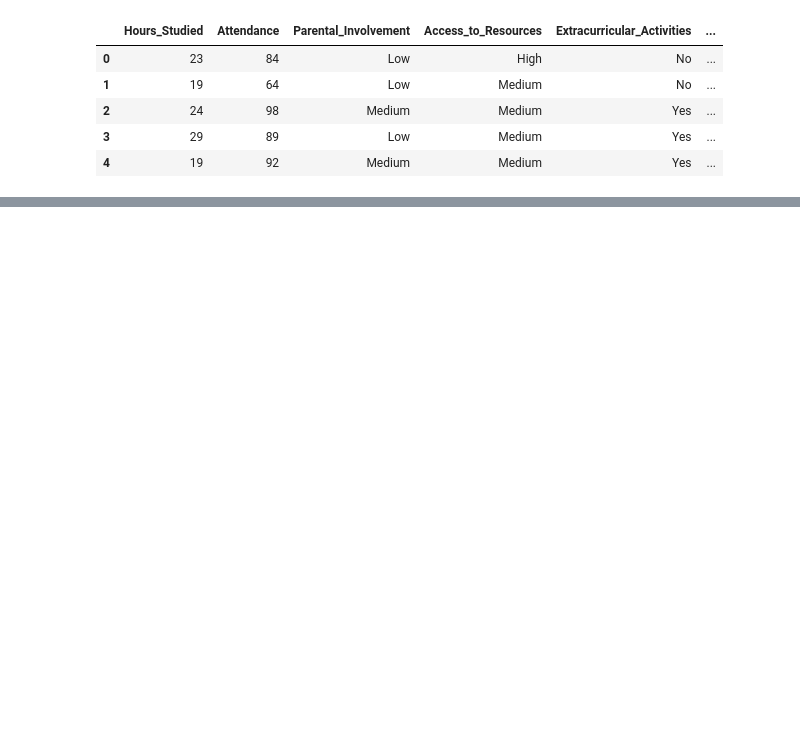
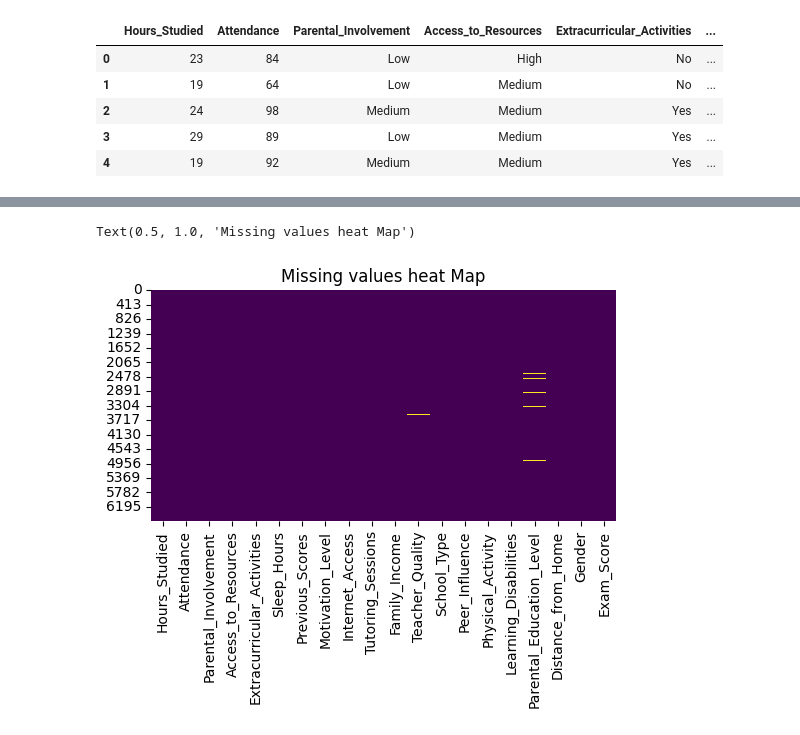
Before and after one commit to IosifSramec/ML-Project-for-predicting-Student-s-Grades, a Jupyter notebook: IosifProiect.ipynb, the cells around one changed output, grey strips where cells are left out. Drawn from its saved outputs; the diff is of its cells as text; code cells hidden in the pictures; blank space fills up the shorter version.

```diff
--- a/IosifProiect.ipynb
+++ b/IosifProiect.ipynb
@@ -16,0 +61,8 @@ df.head()
+# %%
+plt.figure(figsize=(6,3))
+sns.heatmap(df.isnull(), cbar=False, cmap='viridis')
+plt.title("Missing values heat Map")
+#valorile par destul de aleator raspandite, deci nu pare a fi o eroare sistemica inca
+# %% [output]
+Text(0.5, 1.0, 'Missing values heat Map')
+[figure, added]
```
Also changed, not shown: parts of 6 cells of this notebook.
